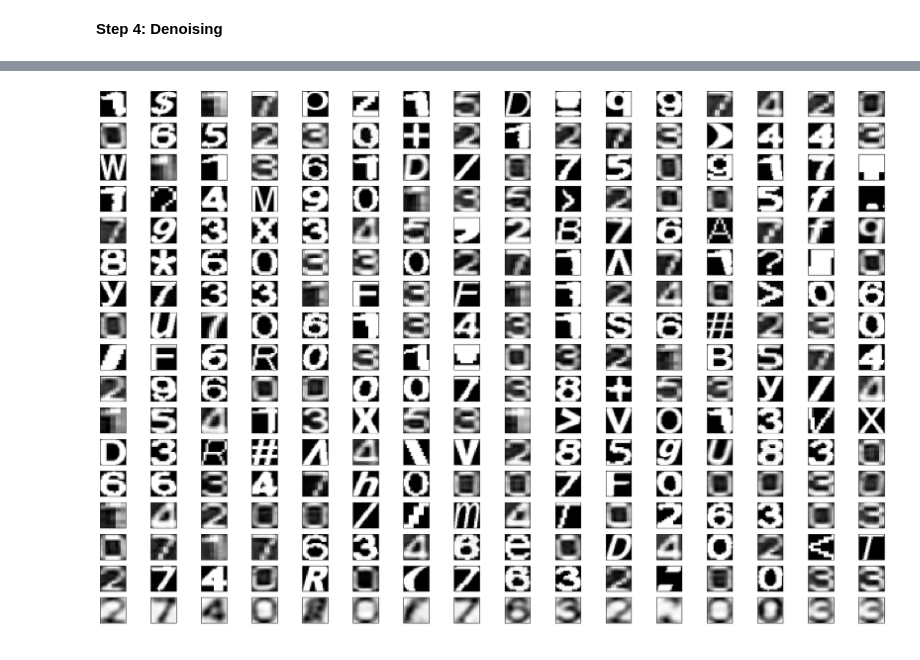
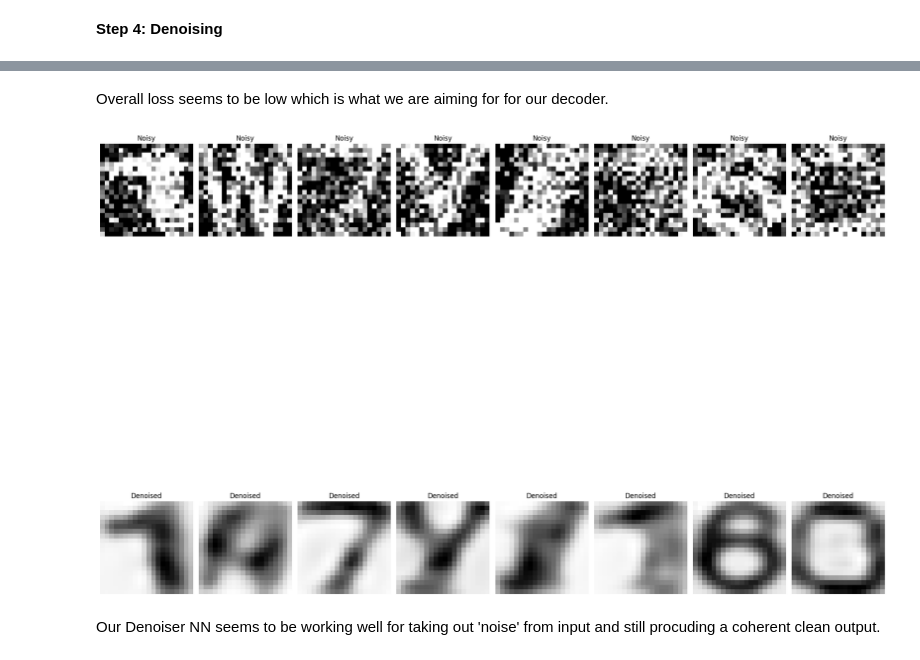
Before and after one commit to BrianErichsen/6017, a Jupyter notebook: HW6/char_classifier_NN.ipynb, the cells around one changed output, grey strips where cells are left out. Cells and saved outputs as stored; diff of their text form; code cells hidden in the pictures.

```diff
--- a/HW6/char_classifier_NN.ipynb
+++ b/HW6/char_classifier_NN.ipynb
@@ -588,10 +592,11 @@ def train_autoencoder(model, train_loader, optimizer, criterion, epochs):
         running_loss = 0
 
         for i, data in enumerate(train_loader, 0):
-            batch_features = data[0]
+            noisy_images, clean_images = data
+            noisy_images, clean_images = noisy_images.to(device), clean_images.to(device)
             optimizer.zero_grad()
-            outputs = model(batch_features)
-            train_loss = criterion(outputs, batch_features)
+            outputs = model(noisy_images)
+            train_loss = criterion(outputs, clean_images)
             train_loss.backward()
             optimizer.step()
             loss += train_loss.item()
@@ -637,10 +651,13 @@ Ys = np.array([char_to_index[char] for char in Ys.flatten()])
 Xs = torch.tensor(Xs, dtype=torch.float32).reshape(-1, 1, 20, 20) # between 0 and 1
 Ys = torch.tensor(Ys, dtype=torch.long) # can be long int
 
+noisy_Xs = add_noise(Xs, noise_factor=0.5)
+
 # random number is arbitrary
-x_train, x_test, y_train, y_test = train_test_split(Xs, Ys, test_size=0.5, random_state=42)
-train_data = TensorDataset(x_train, y_train)
-test_data = TensorDataset(x_test, y_test)
+# added x train noisy and x test noisy - so we use noisy images as input and expected output clean outputs
+x_train_noisy, x_test_noisy, x_train_clean, x_test_clean, y_train, y_test = train_test_split(noisy_Xs ,Xs, Ys, test_size=0.5, random_state=42)
+train_data = TensorDataset(x_train_noisy, x_train_clean)
+test_data = TensorDataset(x_test_noisy, x_test_clean)
 
 train_loader = DataLoader(train_data, batch_size=32, shuffle=True, drop_last=True)
 test_loader = DataLoader(test_data, batch_size=32, shuffle=False, drop_last=True)
@@ -656,6 +673,6 @@ criterion = nn.MSELoss()
 optimizer = optim.Adam(autoencoder.parameters(), lr=0.001)
 
 
-train_autoencoder(autoencoder, train_loader, optimizer, criterion, 4)
+train_autoencoder(autoencoder, train_loader, optimizer, criterion, 10)
 evaluate_autoencoder(autoencoder, test_loader, criterion)
 # %% [output]
@@ -668,29 +691,33 @@ Overall Loss: 0.0517%
+# %% [markdown]
+Overall loss seems to be low which is what we are aiming for for our decoder.
 # %%
 # method to plot showing noisy and denoised versions of some input
 def compare(model, test_loader, num_images):
     model.eval()
     plt.figure(figsize=(20, 25))
-    for i, batch in enumerate(test_loader):
-        if i >= num_images: break
-        images = batch[0].to(device)
-        with torch.no_grad():
-            reconstructed = model(images)
-            for j in range(len(images)):
+    with torch.no_grad():
+        for i, (noisy_images, clean_images) in enumerate(test_loader):
+            if i >= num_images:
+                break
                 # draws original image
-                ax = plt.subplot(32, 16, i*32 + j + 1)
-                plt.imshow(images[j].cpu().reshape((20, 20)), cmap='gray', interpolation=None)
-                ax.get_xaxis().set_visible(False)
-                ax.get_yaxis().set_visible(False)
+            noisy_images, clean_images = noisy_images.to(device), clean_images.to(device)
+            outputs = model(noisy_images)
+            ax = plt.subplot(2, num_images, i+1)
+            plt.imshow(noisy_images[0, 0].cpu().numpy(), cmap='gray', interpolation=None)
+            plt.title('Noisy')
+            plt.axis('off')
 
-                # reconstructed version
-                ax = plt.subplot(32, 16, i*32 + j + 1 + 16)
-                plt.imshow(reconstructed[j].cpu().reshape((20, 20)), cmap='Greys', interpolation=None)
-                ax.get_xaxis().set_visible(False)
-                ax.get_yaxis().set_visible(False)
+            # reconstructed version
+            ax = plt.subplot(2, num_images, i + 1 + num_images)
+            plt.imshow(outputs[0, 0].cpu().numpy(), cmap='Greys', interpolation=None)
+            plt.title('Denoised')
+            plt.axis('off')
     plt.tight_layout()
     plt.show()
 
 
 compare(autoencoder, test_loader, num_images=8)
 # %% [output]
-[figure, old version]
+[figure, new version]
+# %% [markdown]
+Our Denoiser NN seems to be working well for taking out 'noise' from input and still procuding a coherent clean output.
```
Also changed, not shown: parts of 16 cells of this notebook.
